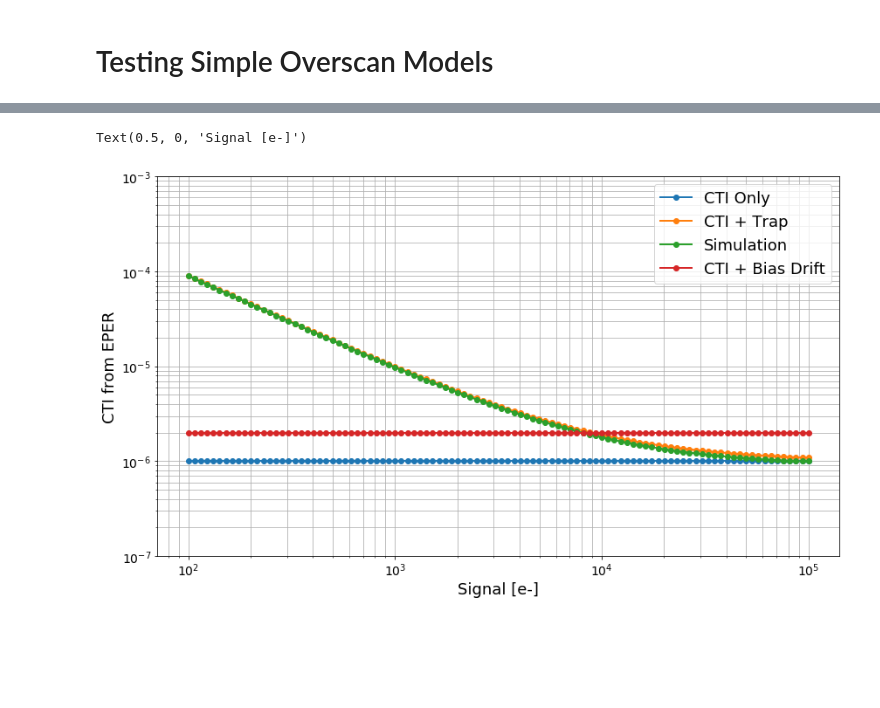
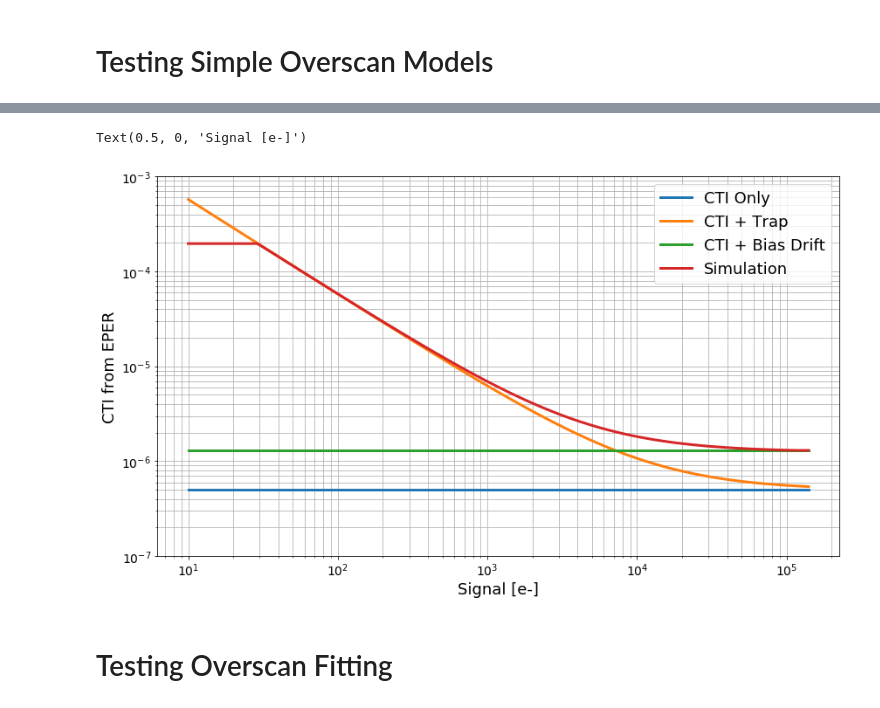
Before and after one commit to Snyder005/ctisim, a Jupyter notebook: notebooks/OverscanTesting.ipynb, the cells around one changed output, grey strips where cells are left out. Drawn from its saved outputs; the diff is of its cells as text; code cells hidden in the pictures; blank space fills up the shorter version.

```diff
--- a/notebooks/OverscanTesting.ipynb
+++ b/notebooks/OverscanTesting.ipynb
@@ -210,49 +244,63 @@ axes[3].grid(True, which='both')
 # %%
-signals = np.logspace(2, 5, 100)
+signals = np.logspace(1, np.log10(140000.), 100)
 start = 1
 stop = 5
 
 fig, ax = plt.subplots(1, 1, figsize=(14, 8), sharey=True)
 
 oscan_col = np.arange(start, stop+1)
 
+## All model parameters
+cti = 5.E-7
+trapsize = 3.2
+emission_time = 0.4
+density_factor = 0.1
+trap_threshold = 0.0
+
+driftscale = 0.0008
+decay_time = 1.5
+drift_threshold = 0.0
+
 ## CTI only model
-params = [1.E-6]
+params = [cti]
 model = CTIModel(params, 512)
 r = model.results(signals, stop=stop)
 cti_result = r[:, 0]/(signals*512)
-ax.plot(signals, cti_result, linewidth=2, marker='o', label='CTI Only')
+ax.plot(signals, cti_result, linewidth=3, label='CTI Only')
 
 ## Trap fixed loss model
-params = [1.E-6, 5.0, 0.4]
+params = [cti, trapsize, emission_time]
 model = FixedLossModel(params, 512)
 r = model.results(signals, stop=stop)
 cti_result = r[:, 0]/(signals*512)
-ax.plot(signals, cti_result, linewidth=2, marker='o', label='CTI + Trap')
-
-## Simulation
-params = [1.E-6, 5.0, 0.4, 0.1, 0.0]
-output_amplifier = OutputAmplifier(1.0, 0.0)
-model = SimulatedTrapModel(params, ITL_AMP_GEOM, LinearTrap, output_amplifier)
-r = model.results(signals, stop=stop)
-cti_result = r[:, 0]/(signals*512)
-ax.plot(signals, cti_result, linewidth=2, marker='o', label='Simulation')
+ax.plot(signals, cti_result, linewidth=3, label='CTI + Trap')
 
 ## Bias drift proportional loss
-params = [1.E-6, 0.001, 1.5]
+params = [cti, driftscale, decay_time]
 model = BiasDriftModel(params, 512)
 r = model.results(signals, stop=stop)
 cti_result = r[:, 0]/(signals*512)
-ax.plot(signals, cti_result, linewidth=2, marker='o', label='CTI + Bias Drift')
+ax.plot(signals, cti_result, linewidth=3, label='CTI + Bias Drift')
+
+## Simulation
+params = [cti, trapsize, emission_time, density_factor, trap_threshold]
+output_amplifier = OutputAmplifier(1.0, 0.0, drift_scale=driftscale, decay_time=decay_time,
+                                   threshold=drift_threshold)
+model = SimulatedTrapModel(params, ITL_AMP_GEOM, LinearTrap, output_amplifier, do_bias_drift=True)
+r = model.results(signals, stop=stop)
+cti_result = r[:, 0]/(signals*512)
+ax.plot(signals, cti_result, linewidth=3, label='Simulation')
 
 ax.legend(fontsize=18)
 ax.set_yscale('log')
 ax.set_xscale('log')
 ax.set_ylim(1.E-7, 1.E-3)
 ax.tick_params(axis='both', which='major', labelsize=14)
 ax.grid(which='both')
 ax.set_ylabel('CTI from EPER', fontsize=18)
 ax.set_xlabel('Signal [e-]', fontsize=18)
 # %% [output]
 Text(0.5, 0, 'Signal [e-]')
-[figure, old version]
+[figure, new version]
+# %% [markdown]
+# Testing Overscan Fitting
```
Also changed, not shown: parts of 9 cells of this notebook, 1 other file.
